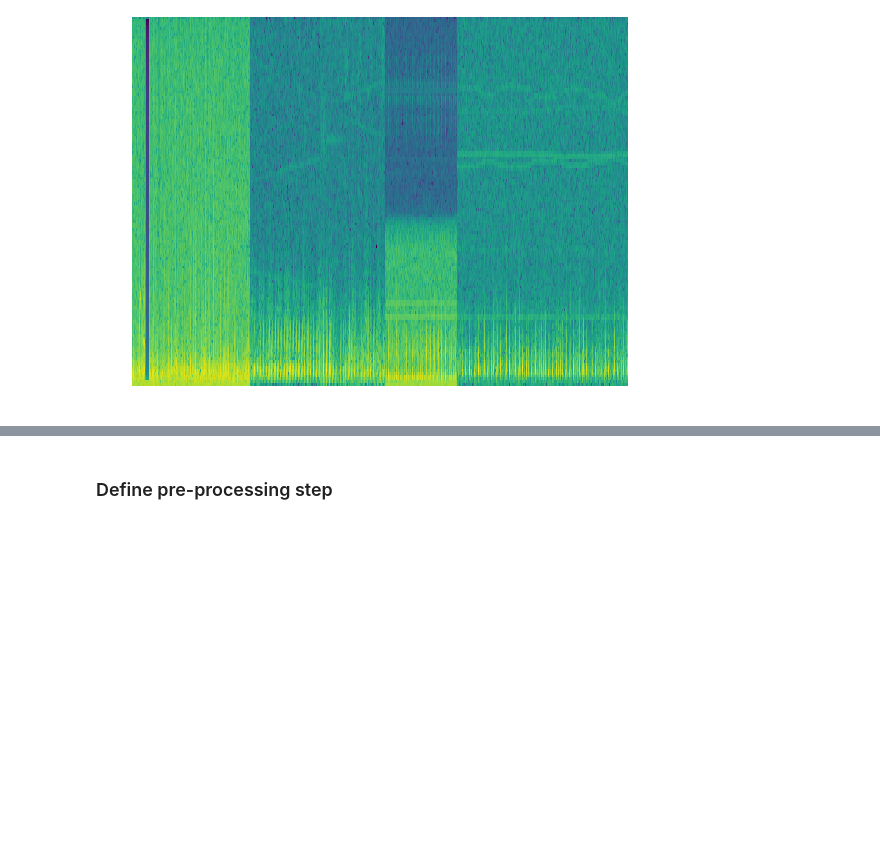
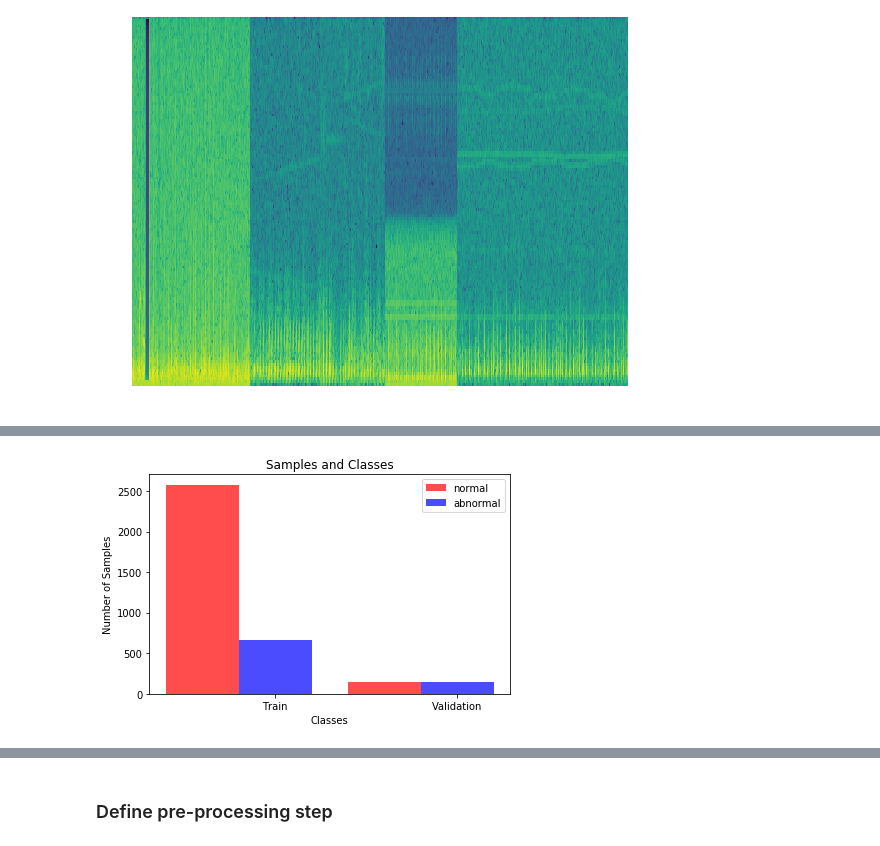
Before and after one commit to MohamedFawzy/ML-projects, a Jupyter notebook: source/heartbeats/CNN.ipynb, the cells around one changed output, grey strips where cells are left out. Cells and saved outputs as stored; diff of their text form; code cells hidden in the pictures; blank space fills up the shorter version.

```diff
--- a/source/heartbeats/CNN.ipynb
+++ b/source/heartbeats/CNN.ipynb
@@ -116,3 +117,17 @@ def visualize_samples(normal_train, normal_validation, abnormal_train, abnormal_
 
     plt.tight_layout()
     plt.show()
+# %%
+# root path
+train_dir = 'data/t'
+validate_dir = 'data/v'
+# training samples
+num_train_samples = get_num_files(train_dir)
+num_train_samples_normal = get_num_files(train_dir+str('/normal'))
+num_train_samples_abnormal = get_num_files(train_dir+str('/abnormal'))
+# number of classes
+num_classes = get_num_subfolders(train_dir)
+# validation samples
+num_validate_samples = get_num_files(validate_dir)
+num_validate_samples_normal = get_num_files(validate_dir+str('/normal'))
+num_validate_samples_abnormal = get_num_files(validate_dir+str('/abnormal'))
@@ -119,3 +150,12 @@ def visualize_samples(normal_train, normal_validation, abnormal_train, abnormal_
+# %%
+visualize_samples(
+    normal_train=num_train_samples_normal,
+    normal_validation=num_validate_samples_normal,
+    abnormal_train=num_train_samples_abnormal,
+    abnormal_validation=num_validate_samples_abnormal
+)
+# %% [output]
+[figure, added]
 # %%
 def precision(y_true, y_pred):
     """
```
Also changed, not shown: parts of 15 cells of this notebook.
